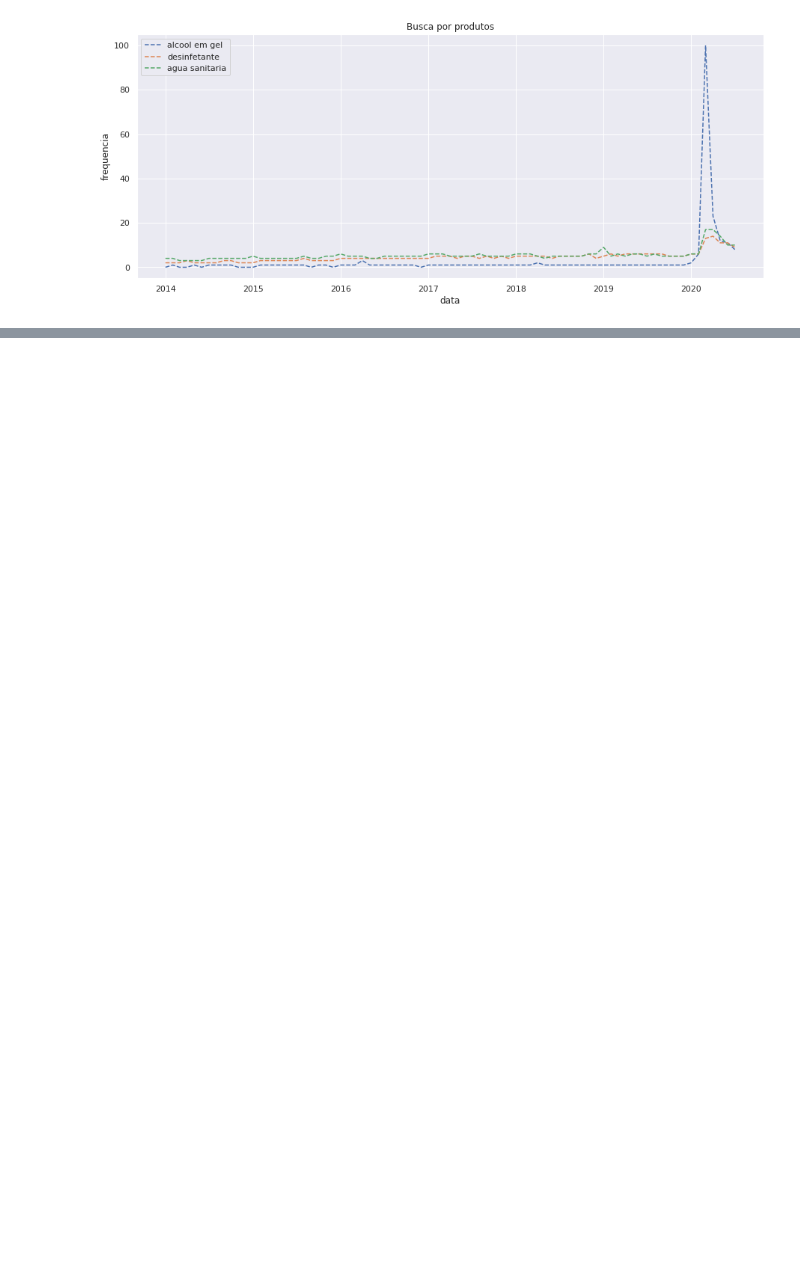
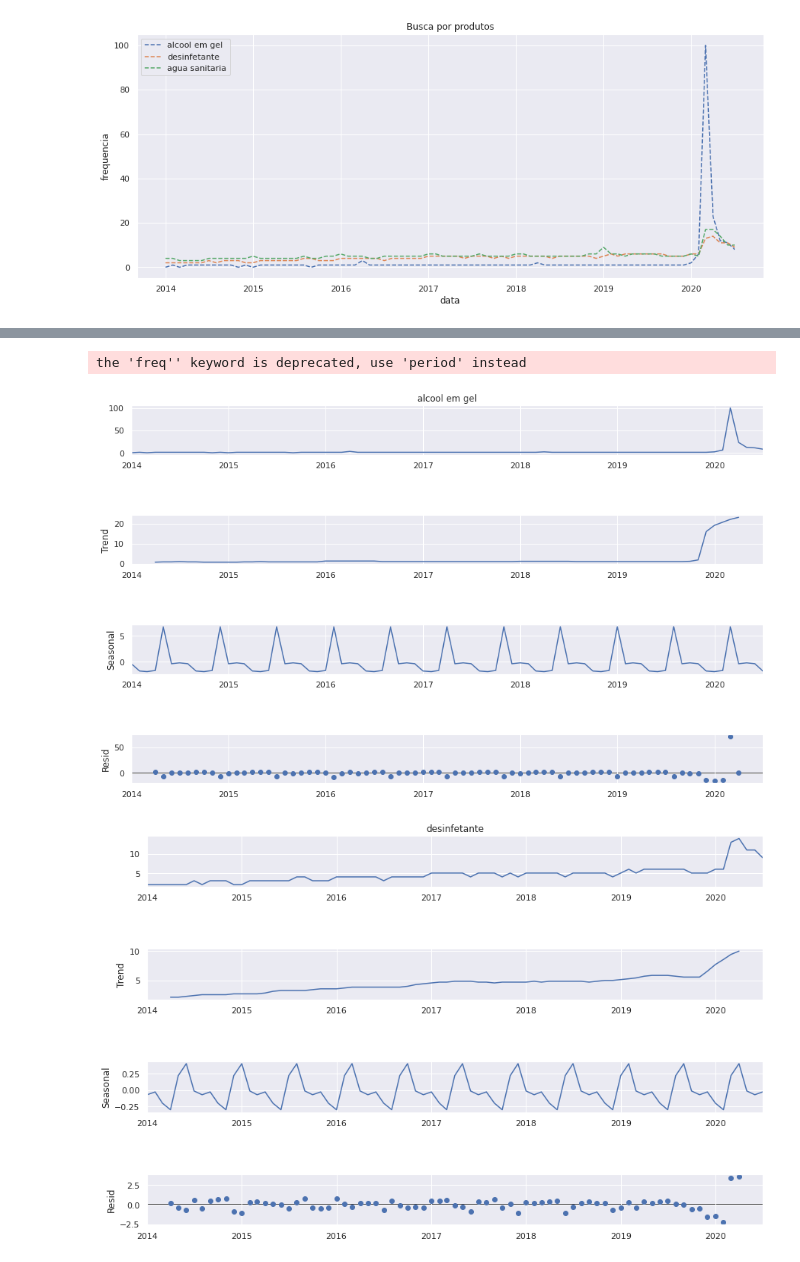
Before and after one commit to vitorglemos/santander-data-challenger, a Jupyter notebook: Data_Challenge_2020.ipynb, the cells around one changed output, grey strips where cells are left out. Cells and saved outputs as stored; diff of their text form; code cells hidden in the pictures; blank space fills up the shorter version.

```diff
--- a/Data_Challenge_2020.ipynb
+++ b/Data_Challenge_2020.ipynb
@@ -259,0 +266,13 @@ https://www.researchgate.net/publication/313251716_Modelling_the_demand_for_ceme
+# %%
+for col in dataset.columns:
+    frequencia = 7
+    result = sm.tsa.seasonal_decompose(dataset[col].dropna(),
+                                    freq=frequencia)
+    fig = result.plot()
+    fig.set_figheight(9)
+    fig.set_figwidth(14)
+    plt.show()
+# %% [output]
+the 'freq'' keyword is deprecated, use 'period' instead
+[figure, added]
+[figure, added]
```
Also changed, not shown: parts of 19 cells of this notebook.
